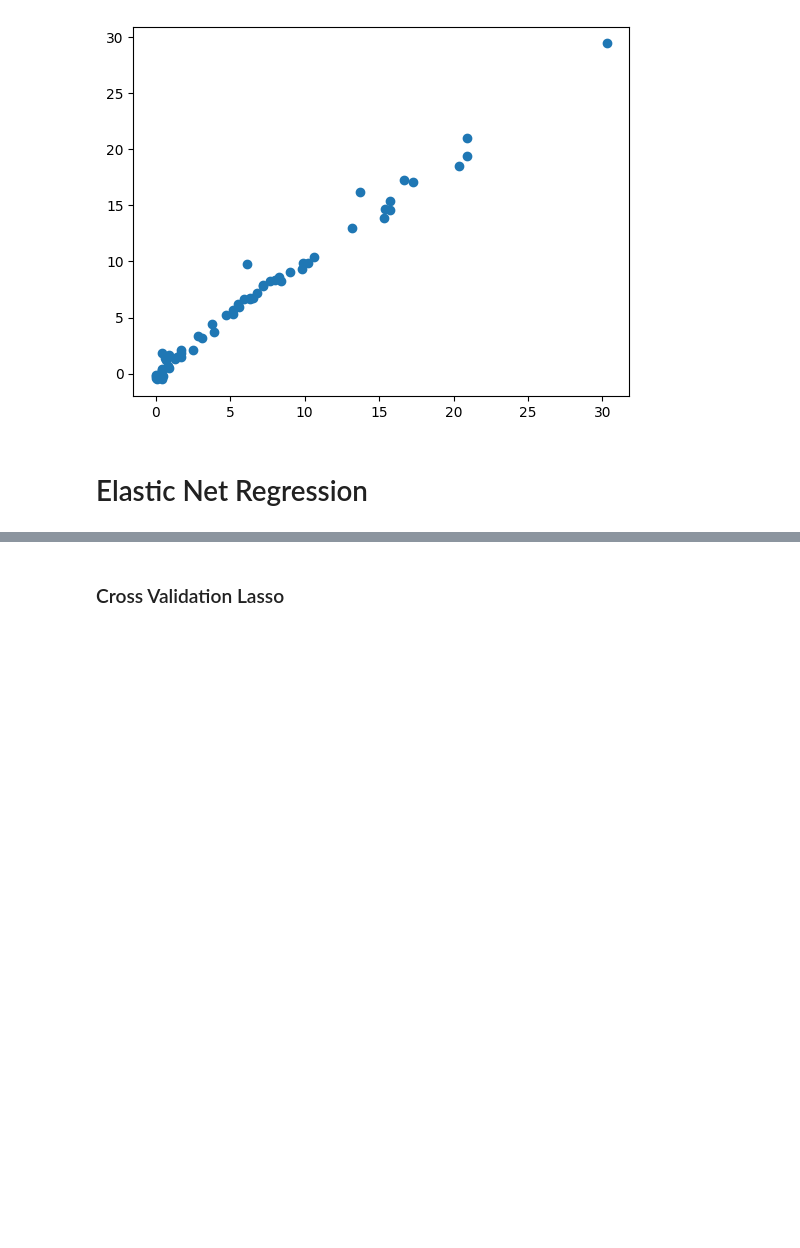
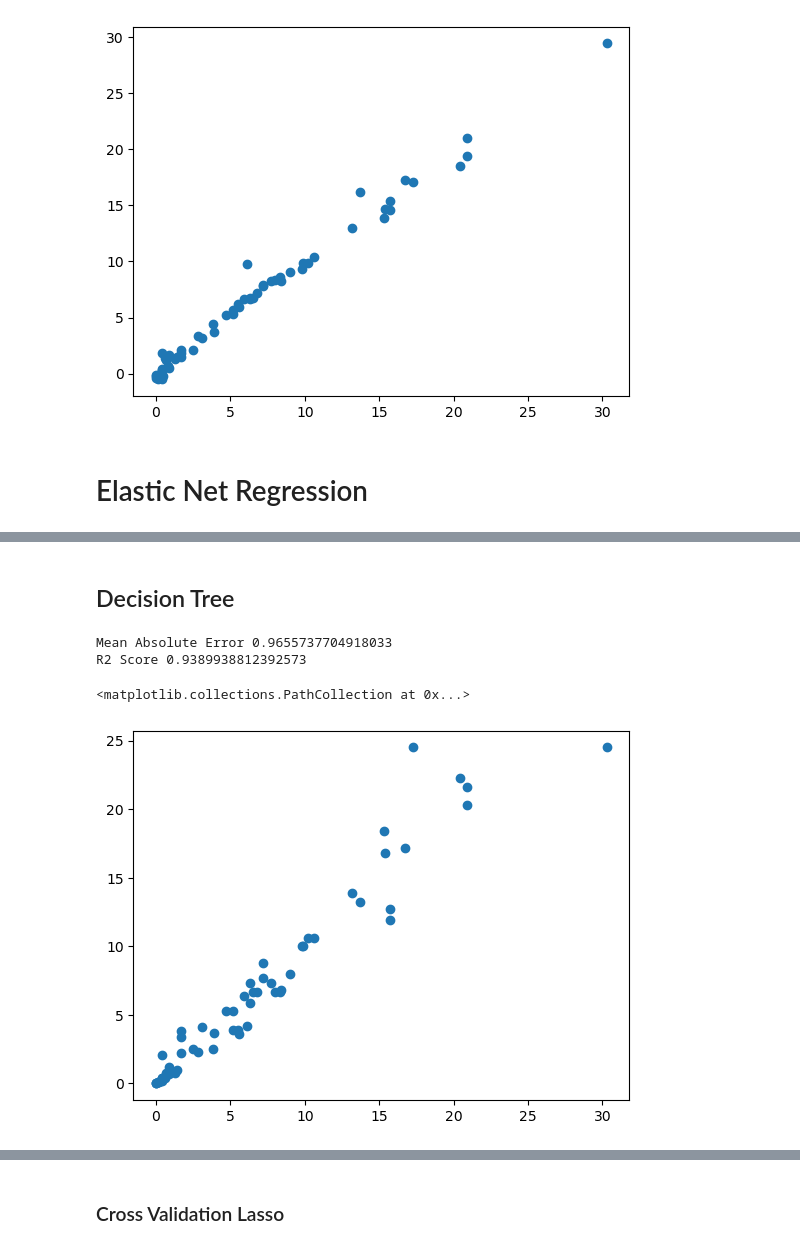
Before and after one commit to 1rishu0/Forest-Fires, a Jupyter notebook: notebooks/Model Training.ipynb, the cells around one changed output, grey strips where cells are left out. Cells and saved outputs as stored; diff of their text form; code cells hidden in the pictures; blank space fills up the shorter version.

```diff
--- a/notebooks/Model Training.ipynb
+++ b/notebooks/Model Training.ipynb
@@ -254,3 +254,21 @@ Mean Absolute Error 1.8822353634896005
 R2 Score 0.8753460589519703
 <matplotlib.collections.PathCollection at 0x...>
 [figure]
+# %% [markdown]
+## Decision Tree
+# %%
+from sklearn.tree import DecisionTreeRegressor
+from sklearn.metrics import mean_absolute_error,r2_score
+decision=DecisionTreeRegressor()
+decision.fit(X_train_scaled,y_train)
+y_pred=decision.predict(X_test_scaled)
+score=r2_score(y_test,y_pred)
+mae=mean_absolute_error(y_test,y_pred)
+print("Mean Absolute Error",mae)
+print("R2 Score",score)
+plt.scatter(y_test,y_pred)
+# %% [output]
+Mean Absolute Error 0.9655737704918033
+R2 Score 0.9389938812392573
+<matplotlib.collections.PathCollection at 0x...>
+[figure, added]
```
Also changed, not shown: parts of 11 cells of this notebook, 4 other files.
